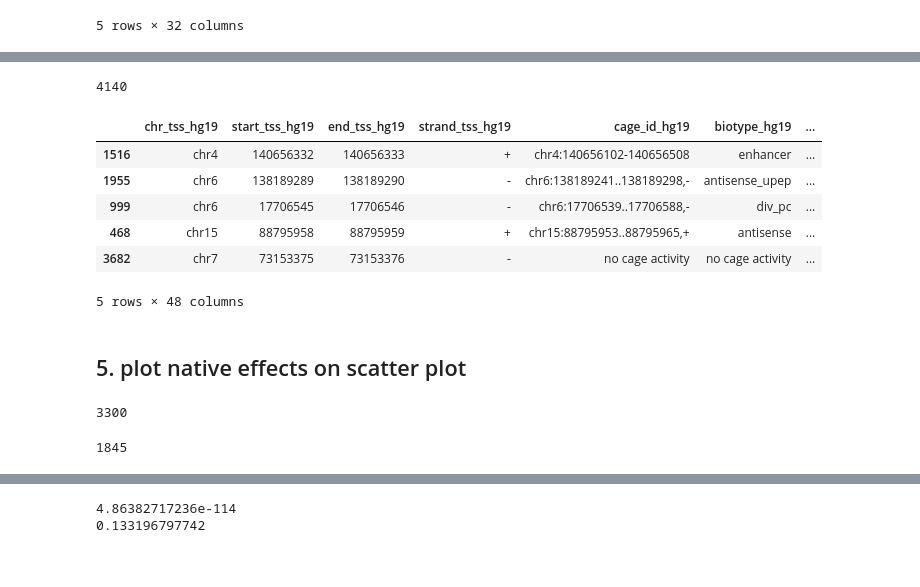
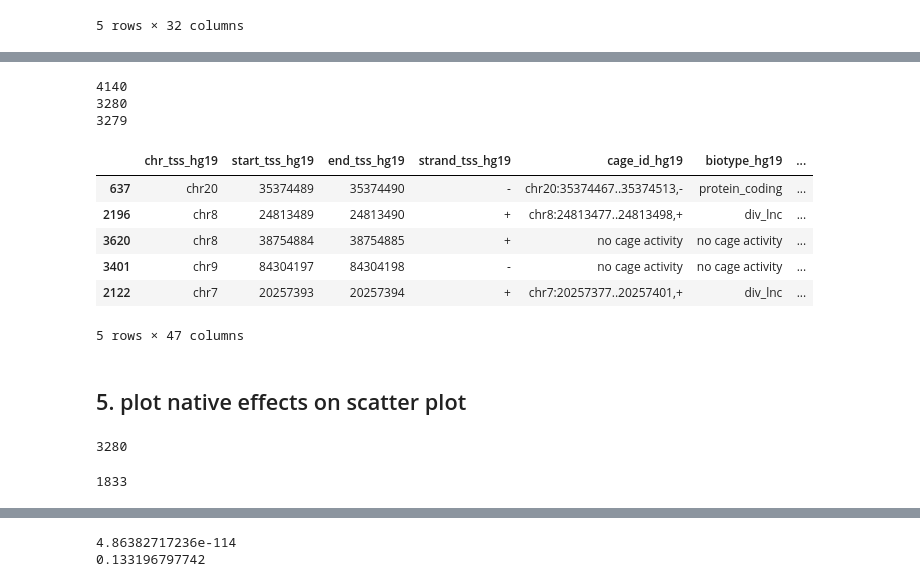
Before and after one commit to wod31/2019__lncRNA_evolution_mpra, a Jupyter notebook: analysis/02__mpra/06__native_effects/06__native_effects.ipynb, the cells around one changed output, grey strips where cells are left out. Saved outputs shown, nothing was run; the diff lists cells and outputs as text; code cells hidden in the pictures.

Commit message:
fixing duplicate ID issue found when analyzing 06__native_effects

```diff
--- a/analysis/02__mpra/06__native_effects/06__native_effects.ipynb
+++ b/analysis/02__mpra/06__native_effects/06__native_effects.ipynb
@@ -336,30 +336,38 @@ native_sub.columns = ["hg19_id", "biotype_hg19", "mm9_id", "biotype_mm9", "fdr_n
 # %%
 tmp = tss_map.merge(native_sub,
                     left_on=["hg19_id", "biotype_hg19", "mm9_id", "biotype_mm9"],
                     right_on=["hg19_id", "biotype_hg19", "mm9_id", "biotype_mm9"])
 data = tmp.drop(["index_hg19", "index_mm9"], axis=1)
 print(len(data))
-data = data.drop("orig_species", axis=1).drop_duplicates()
+data = data.drop(["orig_species", "lift_species"], axis=1).drop_duplicates()
+print(len(data))
+
+# found one annoying duplicate because the expr values has a bunch of zeroes on the end for one enhancer
+# just ignore this one by keeping first guy automatically since they are the same
+data = data.drop_duplicates(subset=["hg19_id", "biotype_hg19", "mm9_id", "biotype_mm9"])
+print(len(data))
 data.sample(5)
 # %% [output]
 4140
+3280
+3279
 |  | chr_tss_hg19 | start_tss_hg19 | end_tss_hg19 | strand_tss_hg19 | cage_id_hg19 | biotype_hg19 | ... |
-| 1516 | chr4 | 140656332 | 140656333 | + | chr4:140656102-140656508 | enhancer | ... |
-| 1955 | chr6 | 138189289 | 138189290 | - | chr6:138189241..138189298,- | antisense_upep | ... |
-| 999 | chr6 | 17706545 | 17706546 | - | chr6:17706539..17706588,- | div_pc | ... |
-| 468 | chr15 | 88795958 | 88795959 | + | chr15:88795953..88795965,+ | antisense | ... |
-| 3682 | chr7 | 73153375 | 73153376 | - | no cage activity | no cage activity | ... |
+| 637 | chr20 | 35374489 | 35374490 | - | chr20:35374467..35374513,- | protein_coding | ... |
+| 2196 | chr8 | 24813489 | 24813490 | + | chr8:24813477..24813498,+ | div_lnc | ... |
+| 3620 | chr8 | 38754884 | 38754885 | + | no cage activity | no cage activity | ... |
+| 3401 | chr9 | 84304197 | 84304198 | - | no cage activity | no cage activity | ... |
+| 2122 | chr7 | 20257393 | 20257394 | + | chr7:20257377..20257401,+ | div_lnc | ... |
-5 rows × 48 columns
+5 rows × 47 columns
 # %% [markdown]
 ## 5. plot native effects on scatter plot
 # %%
 len(data)
 # %% [output]
-3300
+3280
 # %%
 # limit to those that are significant in at least 1 context
 data_filt = data[(data["HUES64_padj_hg19"] < 0.05) | (data["mESC_padj_mm9"] < 0.05)]
 len(data_filt)
 # %% [output]
-1845
+1833
 # %%
```
Also changed, not shown: parts of 4 cells of this notebook, 16 other files.
